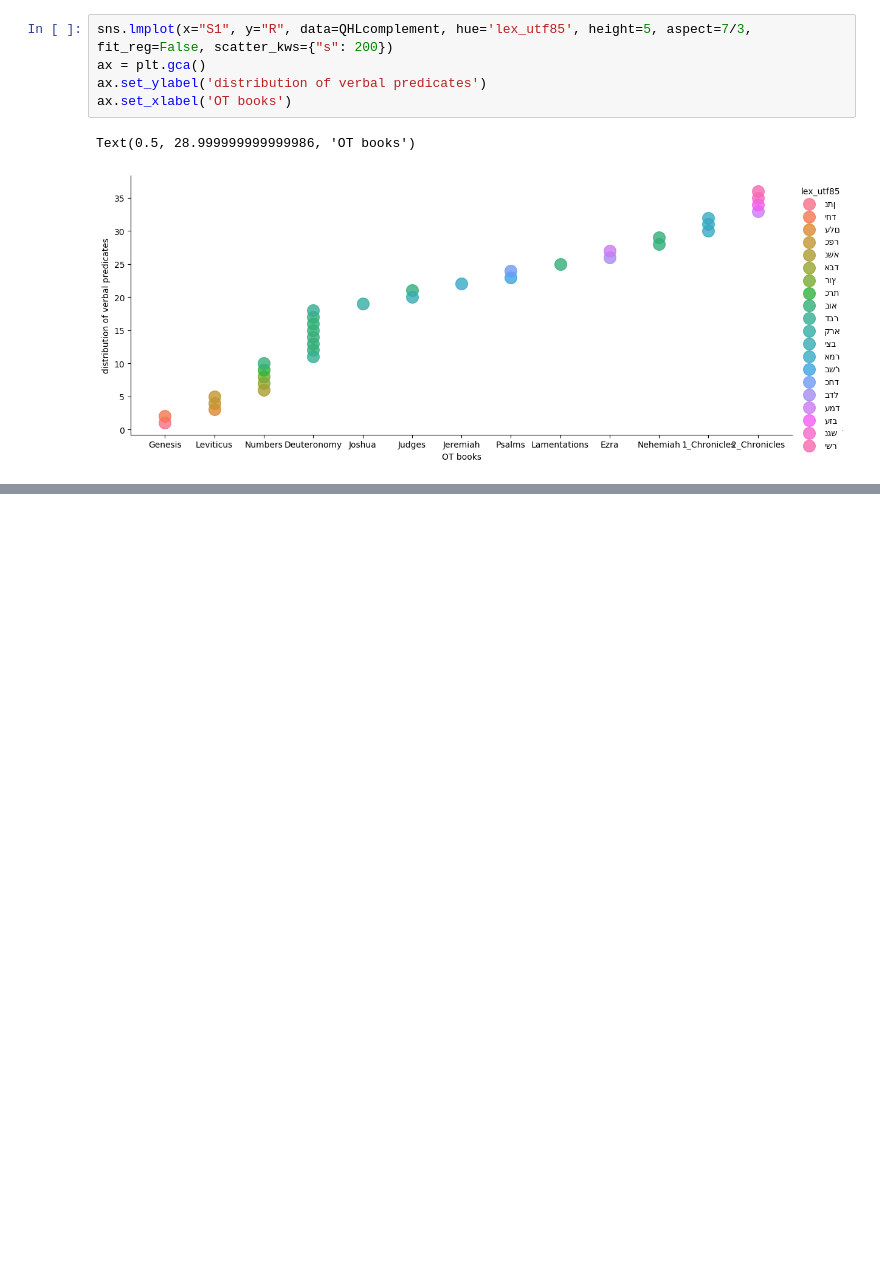
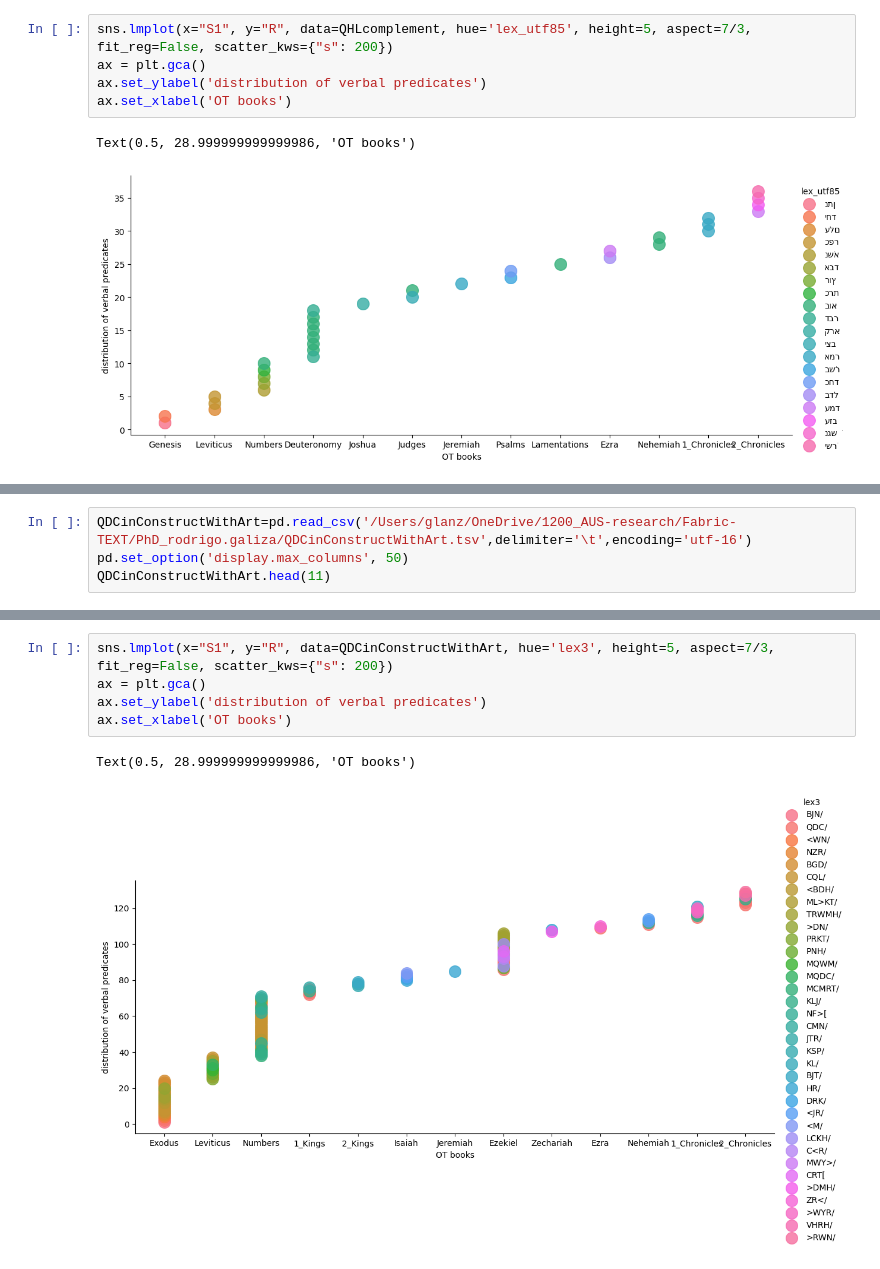
Before and after one commit to oliverglanz/Text-Fabric, a Jupyter notebook: PhD-projects/phd-project_rodrigo.galiza_o.glanz.ipynb, the cells around one changed output, grey strips where cells are left out. Saved outputs shown, nothing was run; the diff lists cells and outputs as text; blank space fills up the shorter version.

```diff
--- a/PhD-projects/phd-project_rodrigo.galiza_o.glanz.ipynb
+++ b/PhD-projects/phd-project_rodrigo.galiza_o.glanz.ipynb
@@ -260,0 +438,4 @@ Text(0.5, 28.999999999999986, 'OT books')
+# %%
+QDCinConstructWithArt=pd.read_csv('/Users/glanz/OneDrive/1200_AUS-research/Fabric-TEXT/PhD_rodrigo.galiza/QDCinConstructWithArt.tsv',delimiter='\t',encoding='utf-16')
+pd.set_option('display.max_columns', 50)
+QDCinConstructWithArt.head(11)
@@ -260,0 +455,8 @@ Text(0.5, 28.999999999999986, 'OT books')
+# %%
+sns.lmplot(x="S1", y="R", data=QDCinConstructWithArt, hue='lex3', height=5, aspect=7/3, fit_reg=False, scatter_kws={"s": 200})
+ax = plt.gca()
+ax.set_ylabel('distribution of verbal predicates')
+ax.set_xlabel('OT books')
+# %% [output]
+Text(0.5, 28.999999999999986, 'OT books')
+[figure, added]
```
Also changed, not shown: parts of 21 cells of this notebook.
